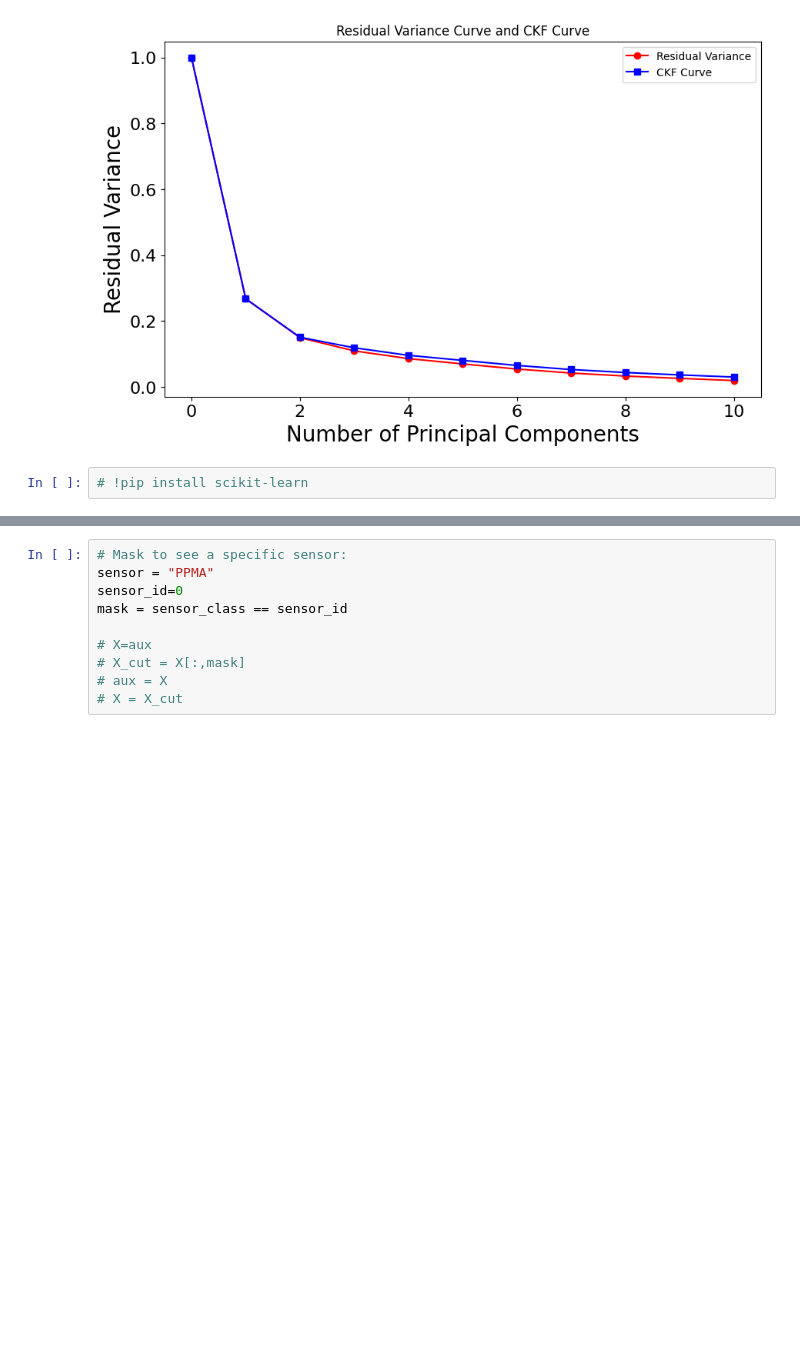
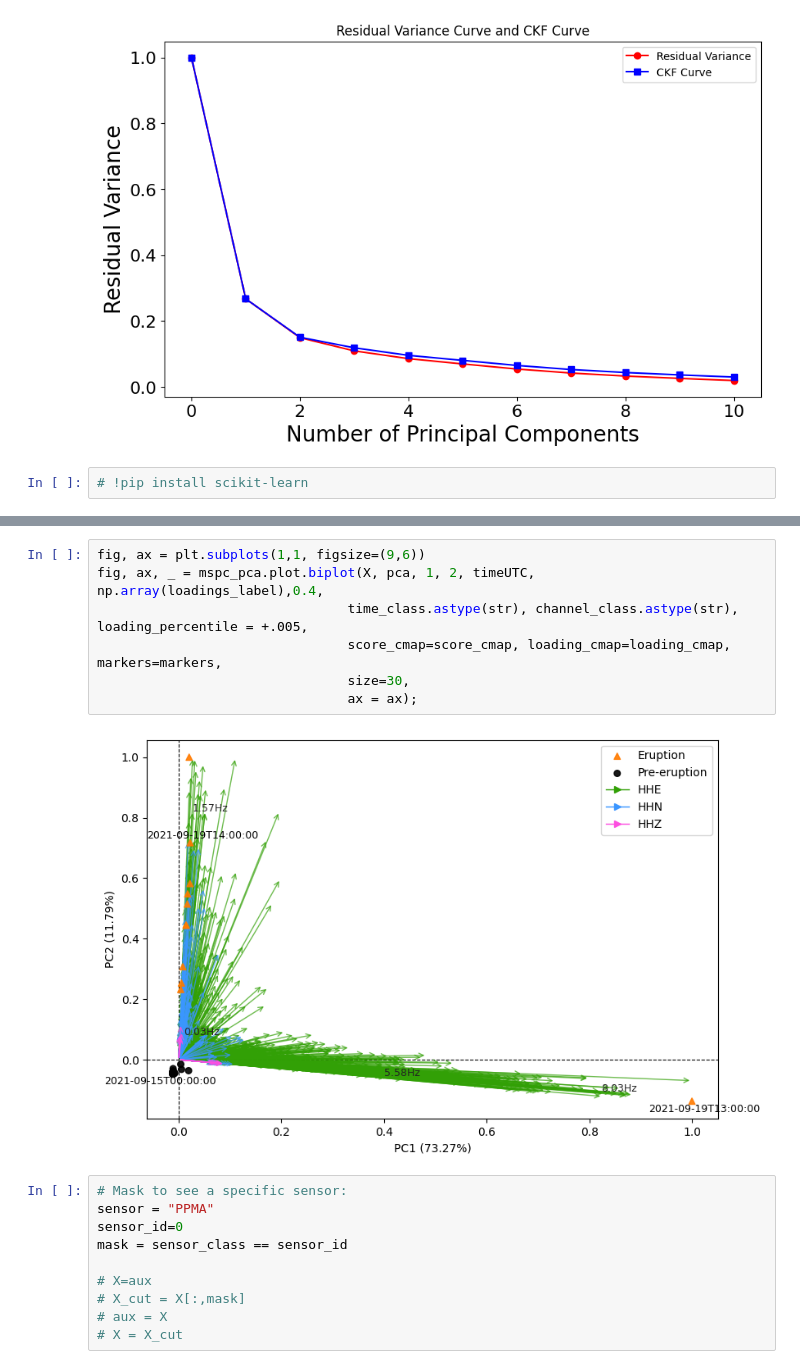
Before and after one commit to CoDaSLab/MSPC-Seismic, a Jupyter notebook: exploration/IGARSS.ipynb, the cells around one changed output, grey strips where cells are left out. Drawn from its saved outputs; the diff is of its cells as text; blank space fills up the shorter version.

```diff
--- a/exploration/IGARSS.ipynb
+++ b/exploration/IGARSS.ipynb
@@ -349,3 +356,12 @@ mspc_pca.plot.biplot(X, pca, 1, 2, timeUTC, np.array(loadings_label),0.05,
+# %%
+fig, ax = plt.subplots(1,1, figsize=(9,6))
+fig, ax, _ = mspc_pca.plot.biplot(X, pca, 1, 2, timeUTC, np.array(loadings_label),0.4,
+                                time_class.astype(str), channel_class.astype(str), loading_percentile = +.005,
+                                score_cmap=score_cmap, loading_cmap=loading_cmap, markers=markers,
+                                size=30,
+                                ax = ax);
+# %% [output]
+[figure, added]
 # %%
 # Mask to see a specific sensor:
 sensor = "PPMA"
```
Also changed, not shown: parts of 7 cells of this notebook, 3 other files.
